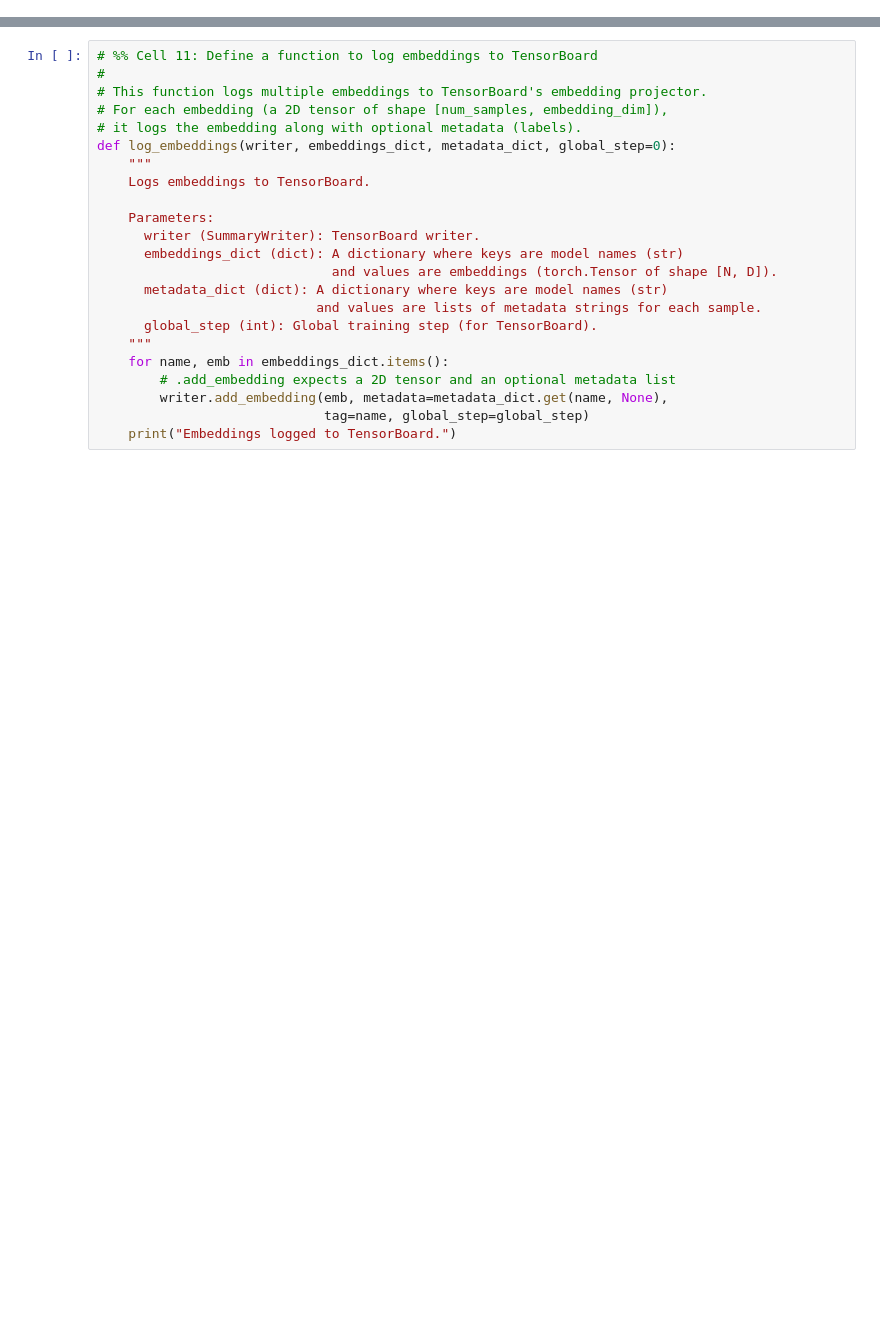
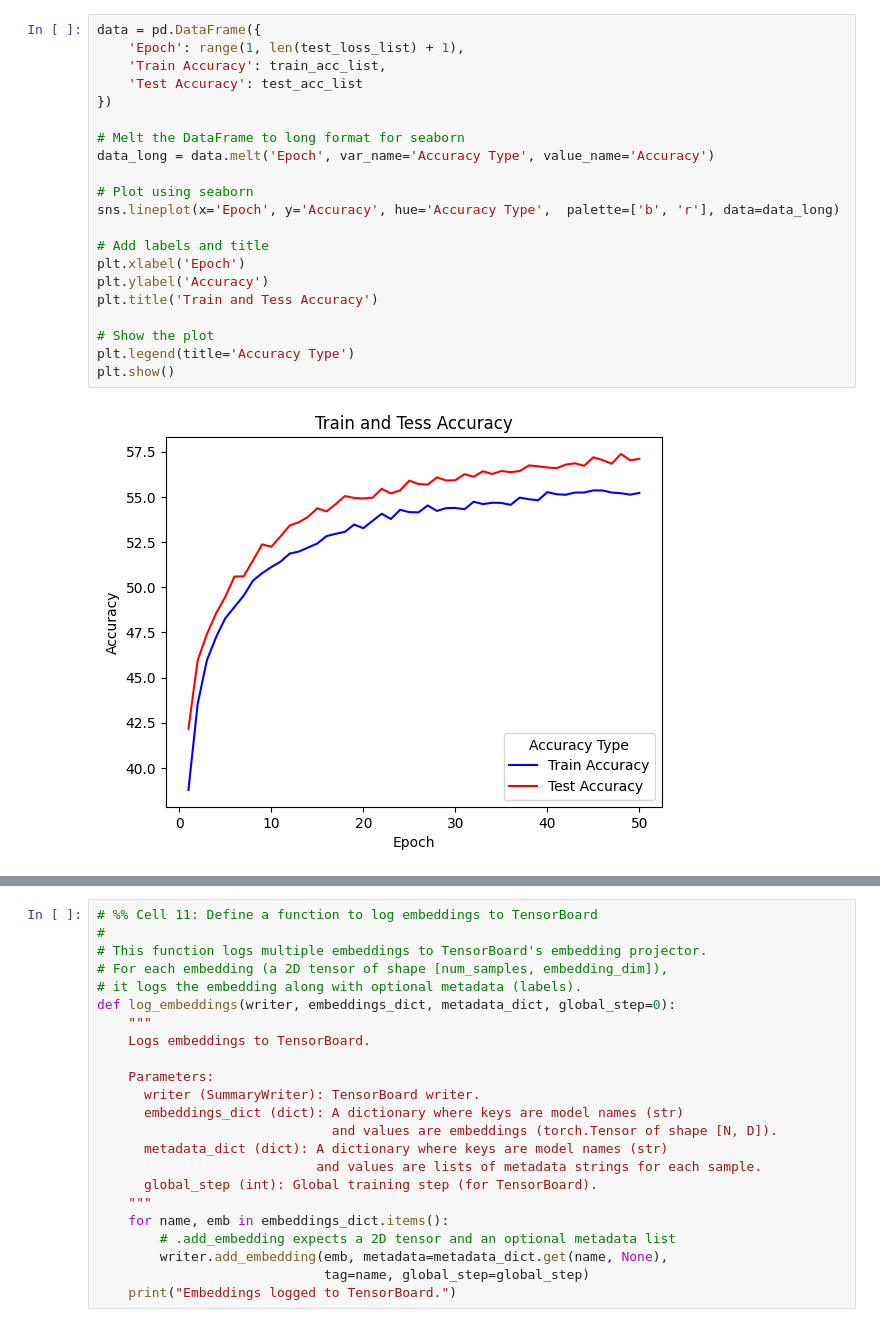
Before and after one commit to jessicayzhao/Museum-Art-Classification, a Jupyter notebook: PretrainedCNN.ipynb, the cells around one changed output, grey strips where cells are left out. Saved outputs shown, nothing was run; the diff lists cells and outputs as text; blank space fills up the shorter version.

```diff
--- a/PretrainedCNN.ipynb
+++ b/PretrainedCNN.ipynb
@@ -262,0 +250,23 @@ Finished training the pre‑trained (frozen) model.
+# %%
+data = pd.DataFrame({
+    'Epoch': range(1, len(test_loss_list) + 1),
+    'Train Accuracy': train_acc_list,
+    'Test Accuracy': test_acc_list
+})
+
+# Melt the DataFrame to long format for seaborn
+data_long = data.melt('Epoch', var_name='Accuracy Type', value_name='Accuracy')
+
+# Plot using seaborn
+sns.lineplot(x='Epoch', y='Accuracy', hue='Accuracy Type',  palette=['b', 'r'], data=data_long)
+
+# Add labels and title
+plt.xlabel('Epoch')
+plt.ylabel('Accuracy')
+plt.title('Train and Tess Accuracy')
+
+# Show the plot
+plt.legend(title='Accuracy Type')
+plt.show()
+# %% [output]
+[figure, added]
```
Also changed, not shown: parts of 26 cells of this notebook, 2 other files.
